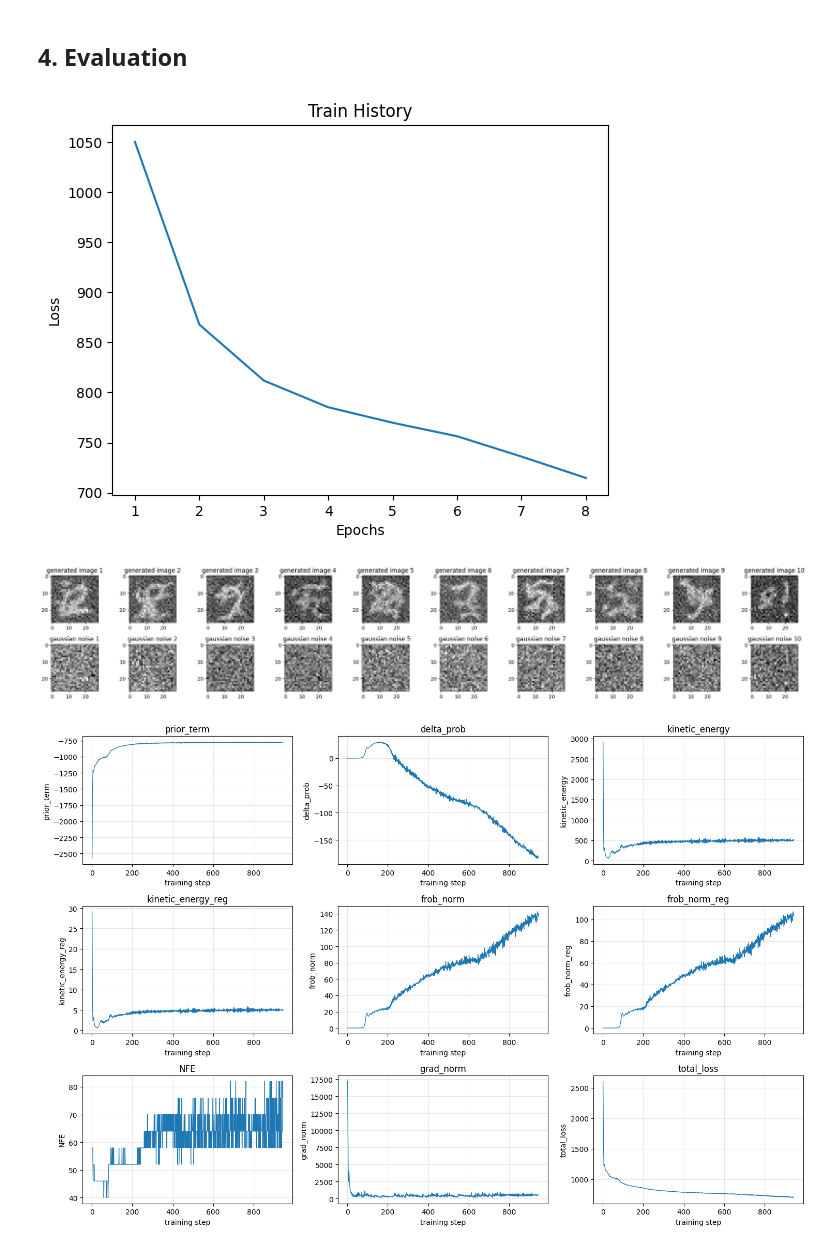
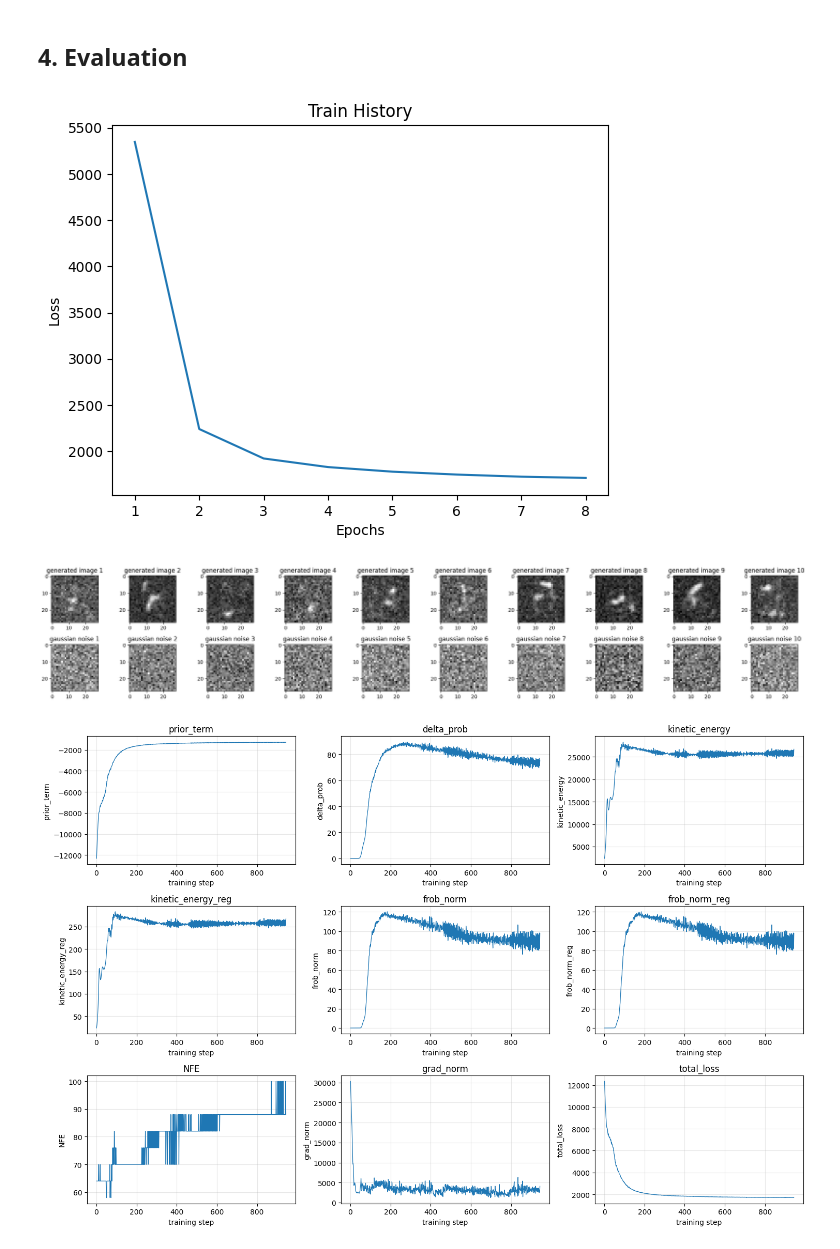
Before and after one commit to budermike/neural-ode-galaxy-gen, a Jupyter notebook: 01_foundations/neural-ode-mnist-gen-logit.ipynb, the cells around one changed output. Drawn from its saved outputs; the diff is of its cells as text; code cells hidden in the pictures.

Commit message:
Kaggle Notebook | neural-ode-mnist-gen | Version 28

```diff
--- a/01_foundations/neural-ode-mnist-gen-logit.ipynb
+++ b/01_foundations/neural-ode-mnist-gen-logit.ipynb
@@ -539,8 +516,8 @@ def load_train_history(filepath):
     return train_history
 # %%
 # load model and train history
-model.load_state_dict(torch.load("/kaggle/input/models/mikematician/reg2/pytorch/default/1/cnf_checkpoint_epoch8.pt", map_location=device))
-train_history = load_train_history("/kaggle/input/models/mikematician/reg2/pytorch/default/1/train_history.txt")
+model.load_state_dict(torch.load("/kaggle/input/models/mikematician/reg3/pytorch/default/1/cnf_checkpoint_epoch8.pt", map_location=device))
+train_history = load_train_history("/kaggle/input/models/mikematician/reg3/pytorch/default/1/train_history.txt")
 # %%
 # Train Loss
 plt.figure()
@@ -550,7 +527,7 @@ plt.ylabel("Loss")
 plt.xlabel("Epochs")
 plt.show()
 # %% [output]
-[figure, old version]
+[figure, new version]
 # %%
 # Sample Function
 @torch.no_grad()
@@ -585,9 +562,9 @@ for i in range(0, nb_plots):
     ax[i+nb_plots].set_title(f"gaussian noise {i+1}")
 fig.tight_layout()
 # %% [output]
-[figure, old version]
+[figure, new version]
 # %%
-PATH = "/kaggle/input/models/mikematician/reg2/pytorch/default/1/full_train_statistics.txt"
+PATH = "/kaggle/input/models/mikematician/reg3/pytorch/default/1/full_train_statistics.txt"
 
 with open(PATH) as f:
     text = f.read()
@@ -604,34 +581,34 @@ metrics = {
     "delta_prob":              r"delta_prob:\s*(-?[\d.eE+]+)",
     "kinetic_energy":          r"kinetic_energy:\s*(-?[\d.]+)",
     "kinetic_energy_reg":      r"kinetic_energy:.*?regularized:\s*(-?[\d.]+)",
     "frob_norm":               r"frob_norm:\s*(-?[\d.]+)",
     "frob_norm_reg":           r"frob_norm:.*?regularized:\s*(-?[\d.]+)",
     "NFE":                     r"NFE:\s*(\d+)",
     "grad_norm":               r"grad norm:\s*(-?[\d.]+)",
     "total_loss":              r"=== Total Loss ===\s*\n\s*(-?[\d.]+)",
 }
 
 # get data
 data = {name: [] for name in metrics}
 for b in blocks:
     for name, pat in metrics.items():
         data[name].append(grab(pat, b))
 
 steps = range(1, len(blocks) + 1)
 
 # plot
 fig, axes = plt.subplots(3, 3, figsize=(15, 10))
 for ax, (name, values) in zip(axes.flat, data.items()):
     ax.plot(steps, values, linewidth=0.9)
     ax.set_title(name)
     ax.set_xlabel("training step")
     ax.set_ylabel(name)
     ax.grid(True, alpha=0.3)
 
 fig.tight_layout()
 fig.savefig("plot_stats_grid.png", dpi=120)
 # %% [output]
-[figure, old version]
+[figure, new version]
 # %%
 # Umap exploration
 # nb of real samples
```
Also changed, not shown: parts of 6 cells of this notebook.
